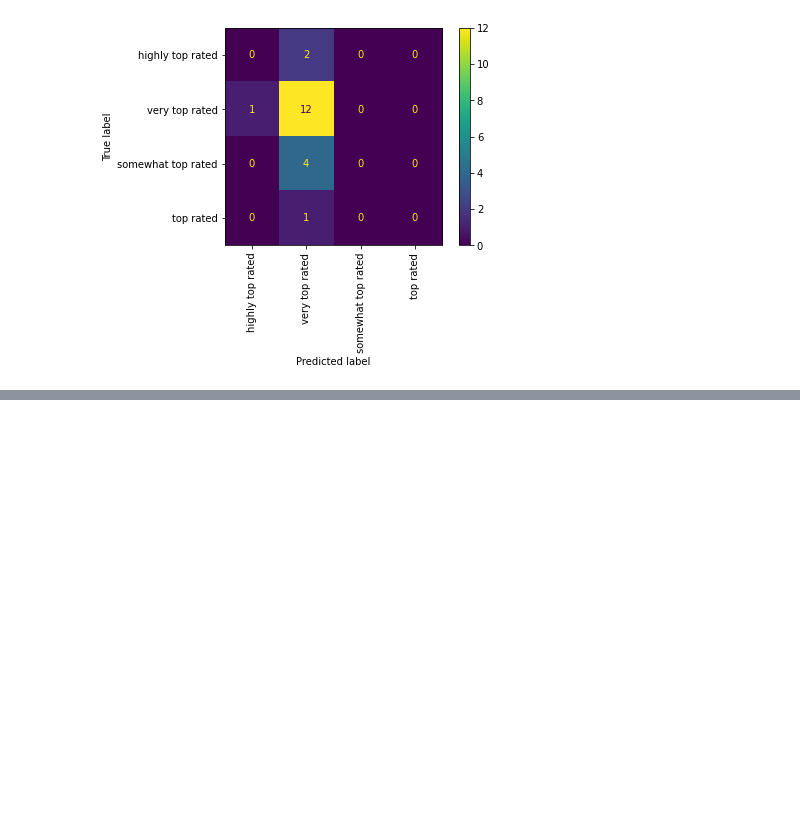
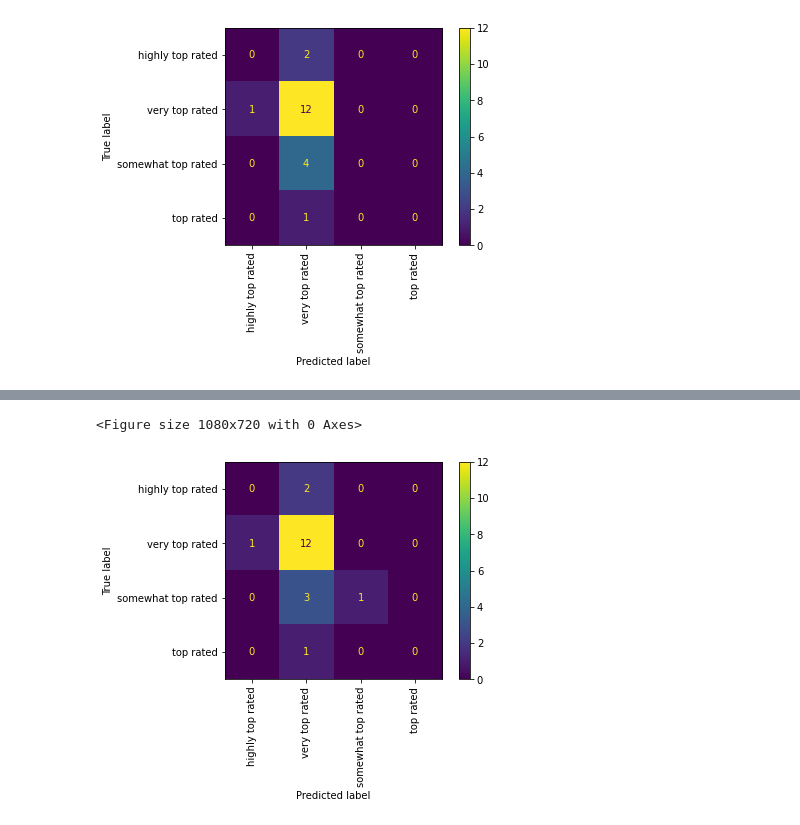
Before and after one commit to rexarski/box2box, a Jupyter notebook: nba-dt/reddit-dt.ipynb, the cells around one changed output, grey strips where cells are left out. Saved outputs shown, nothing was run; the diff lists cells and outputs as text; code cells hidden in the pictures; blank space fills up the shorter version.

```diff
--- a/nba-dt/reddit-dt.ipynb
+++ b/nba-dt/reddit-dt.ipynb
@@ -226,3 +232,11 @@ fig.savefig('tree3.png')
+# %%
+plt.figure(figsize=(15, 10))
+plot_confusion_matrix(clf3, X_test, y_test, labels=['highly top rated', 'very top rated', 'somewhat top rated', 'top rated'])
+plt.xticks(rotation ='vertical')
+plt.savefig('tree3_cm.png')
+# %% [output]
+<Figure size 1080x720 with 0 Axes>
+[figure, added]
 # %%
 y_complete_predict_proba = clf3.predict_proba(X_complete)
 y_complete_predict = clf3.predict(X_complete)
```
Also changed, not shown: parts of 14 cells of this notebook, 15 other files.
